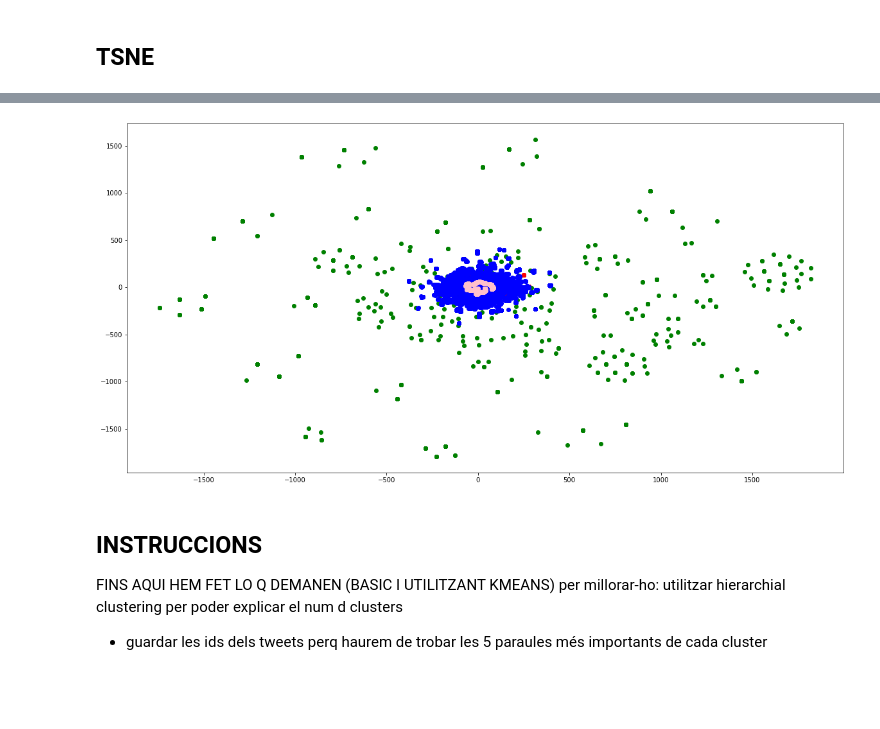
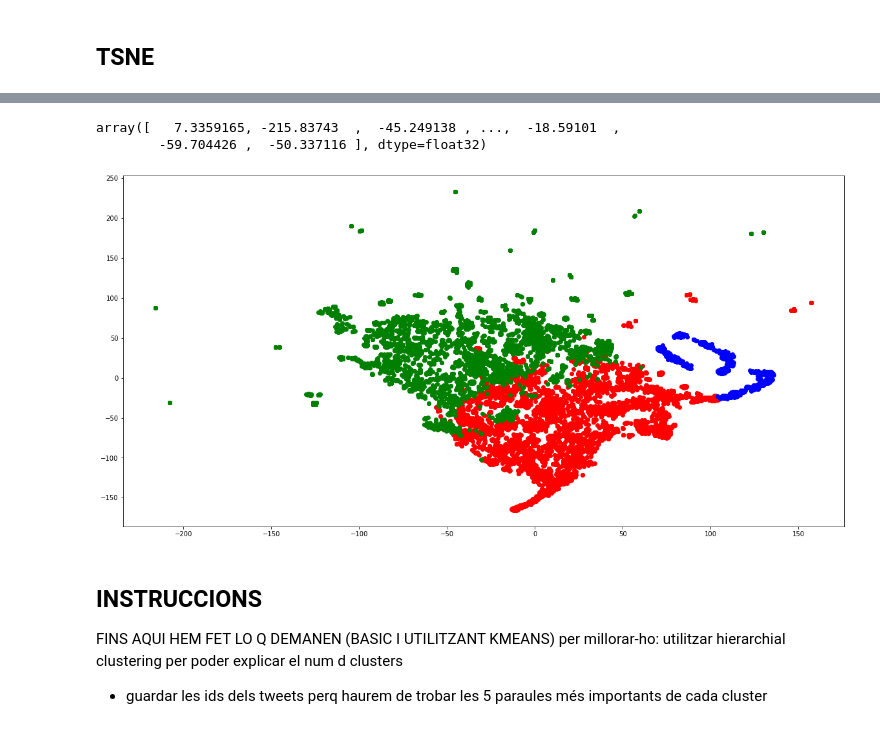
Before and after one commit to bertabenet/search_engine_IRWA2020, a Jupyter notebook: notebook/RQ1.ipynb, the cells around one changed output, grey strips where cells are left out. Saved outputs shown, nothing was run; the diff lists cells and outputs as text; code cells hidden in the pictures; blank space fills up the shorter version.

```diff
--- a/notebook/RQ1.ipynb
+++ b/notebook/RQ1.ipynb
@@ -45,24 +63,46 @@ for i, tweet in enumerate(data):
 # %%
 # Compute clusters given tweets' embeddings
-kmeans = KMeans(n_clusters = 4).fit(vectors)
-
 clusters = {}
-for vector, label in zip(vectors, kmeans.labels_):
-    try: clusters[label].append(vector)
-    except: clusters[label] = [vector]
+text_data = {} # --> key: cluster, value list of texts
+for vector, label, dict_key in zip(vectors, clustering.labels_, tweetsDict):
+    try:
+        clusters[label].append(vector)
+        text_data[label].append(tweetsDict[dict_key])
+    except:
+        clusters[label] = [vector]
+        text_data[label] = [tweetsDict[dict_key]]
 # %%
 # Initialize model
-tsne_model_en_2d = TSNE(perplexity=15, n_components=2, init='pca', n_iter=3500, random_state=32)
+tsne_model_en_2d = TSNE(perplexity=50, n_components=2, init='pca', n_iter=3500, random_state=32)
+# %%
+embeddings_2d = np.array(tsne_model_en_2d.fit_transform(X))
+# %%
+clusters = {}
+for vector, label, dict_key in zip(embeddings_2d, clustering.labels_, tweetsDict):
+    try:
+        clusters[label] = np.vstack((clusters[label], vector))
+        #clusters[label].append(vector)
+        #text_data[label].append(tweetsDict[dict_key])
+    except:
+        clusters[label] = vector
+        #text_data[label] = [tweetsDict[dict_key]]
+# %%
+clusters[0][:, 0]
+# %% [output]
+array([   7.3359165, -215.83743  ,  -45.249138 , ...,  -18.59101  ,
+        -59.704426 ,  -50.337116 ], dtype=float32)
 # %%
 # Transform embeddings into 2D and plot them
 plt.figure(figsize=(20,10))
 color = ["red", "green", "blue", "pink", "orange", "lightblue", "coral", "gray"]
+
+embeddings_2d = np.array(tsne_model_en_2d.fit_transform(X))
+
 for i, cluster in enumerate(clusters):
-    embeddings_en_2d = np.array(tsne_model_en_2d.fit_transform(clusters[cluster]))
-    plt.scatter(embeddings_en_2d[:, 0], embeddings_en_2d[:, 1], color = color[i])
+    plt.scatter(clusters[cluster][:, 0], clusters[cluster][:, 1], color = color[i])
 plt.show()
 # %% [output]
-[figure, old version]
+[figure, new version]
 # %% [markdown]
 ## INSTRUCCIONS
 
```
Also changed, not shown: parts of 6 cells of this notebook.
